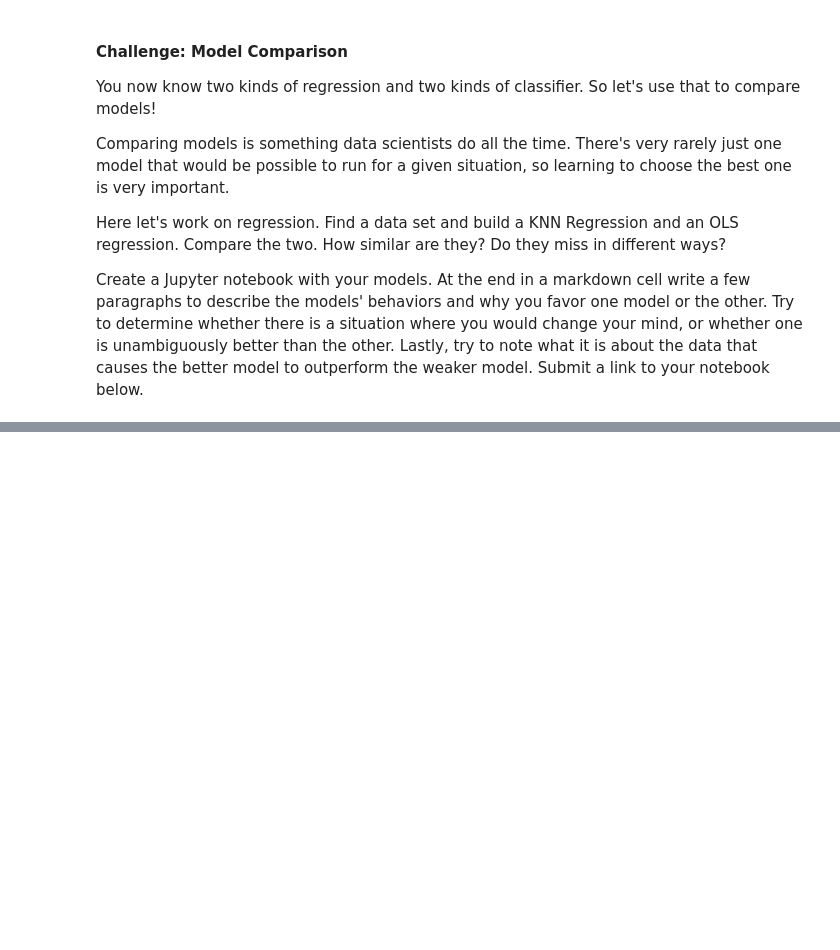
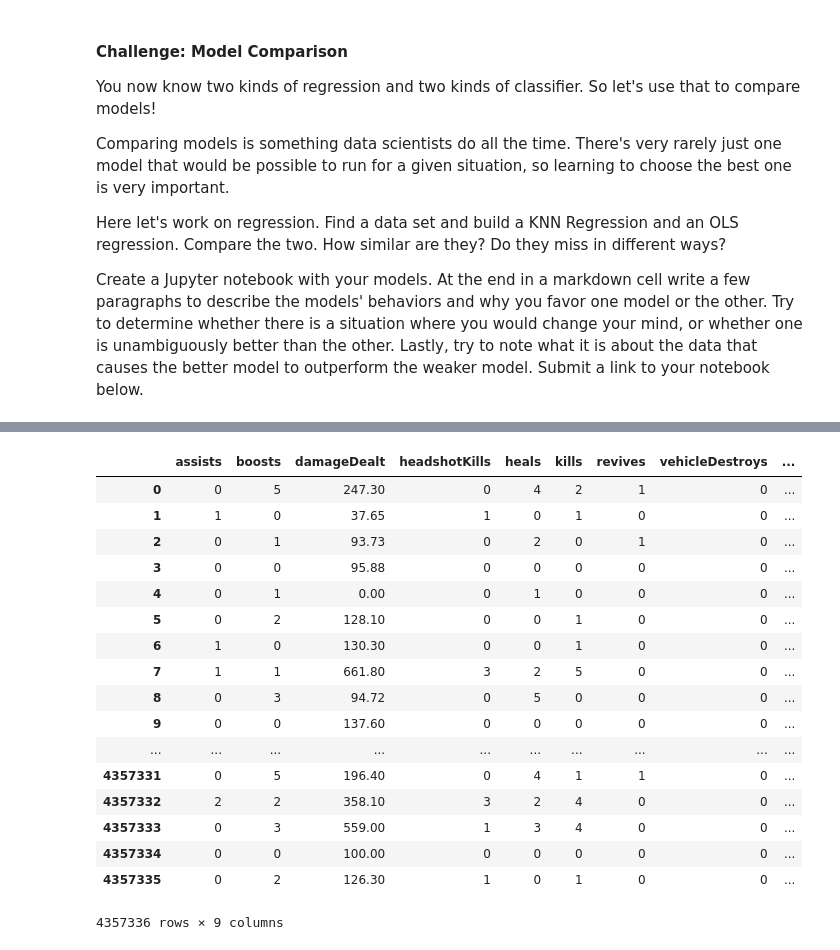
Before and after one commit to pollluxs/Thinkful, a Jupyter notebook: Unit3_Lesson1.ipynb, the cells around one changed output, grey strips where cells are left out. Drawn from its saved outputs; the diff is of its cells as text; code cells hidden in the pictures; blank space fills up the shorter version.

```diff
--- a/Unit3_Lesson1.ipynb
+++ b/Unit3_Lesson1.ipynb
@@ -327,5 +358,28 @@ data = pd.DataFrame(data)
 # %%
 x = data.iloc[:,3:-1]
 y = data.iloc[:,-1:]
+# %%
+picked_columns = ['assists', 'boosts', 'damageDealt', 'headshotKills', 'heals', 'kills', 'revives', 'vehicleDestroys', 'weaponsAcquired']
+# %%
+data[picked_columns]
+# %% [output]
+|  | assists | boosts | damageDealt | headshotKills | heals | kills | revives | vehicleDestroys | ... |
+| 0 | 0 | 5 | 247.30 | 0 | 4 | 2 | 1 | 0 | ... |
+| 1 | 1 | 0 | 37.65 | 1 | 0 | 1 | 0 | 0 | ... |
+| 2 | 0 | 1 | 93.73 | 0 | 2 | 0 | 1 | 0 | ... |
+| 3 | 0 | 0 | 95.88 | 0 | 0 | 0 | 0 | 0 | ... |
+| 4 | 0 | 1 | 0.00 | 0 | 1 | 0 | 0 | 0 | ... |
+| 5 | 0 | 2 | 128.10 | 0 | 0 | 1 | 0 | 0 | ... |
+| 6 | 1 | 0 | 130.30 | 0 | 0 | 1 | 0 | 0 | ... |
+| 7 | 1 | 1 | 661.80 | 3 | 2 | 5 | 0 | 0 | ... |
+| 8 | 0 | 3 | 94.72 | 0 | 5 | 0 | 0 | 0 | ... |
+| 9 | 0 | 0 | 137.60 | 0 | 0 | 0 | 0 | 0 | ... |
+| ... | ... | ... | ... | ... | ... | ... | ... | ... | ... |
+| 4357331 | 0 | 5 | 196.40 | 0 | 4 | 1 | 1 | 0 | ... |
+| 4357332 | 2 | 2 | 358.10 | 3 | 2 | 4 | 0 | 0 | ... |
+| 4357333 | 0 | 3 | 559.00 | 1 | 3 | 4 | 0 | 0 | ... |
+| 4357334 | 0 | 0 | 100.00 | 0 | 0 | 0 | 0 | 0 | ... |
+| 4357335 | 0 | 2 | 126.30 | 1 | 0 | 1 | 0 | 0 | ... |
+4357336 rows × 9 columns
 # %%
 OLS = smf.OLS(y,x).fit()
```
Also changed, not shown: parts of 9 cells of this notebook.
